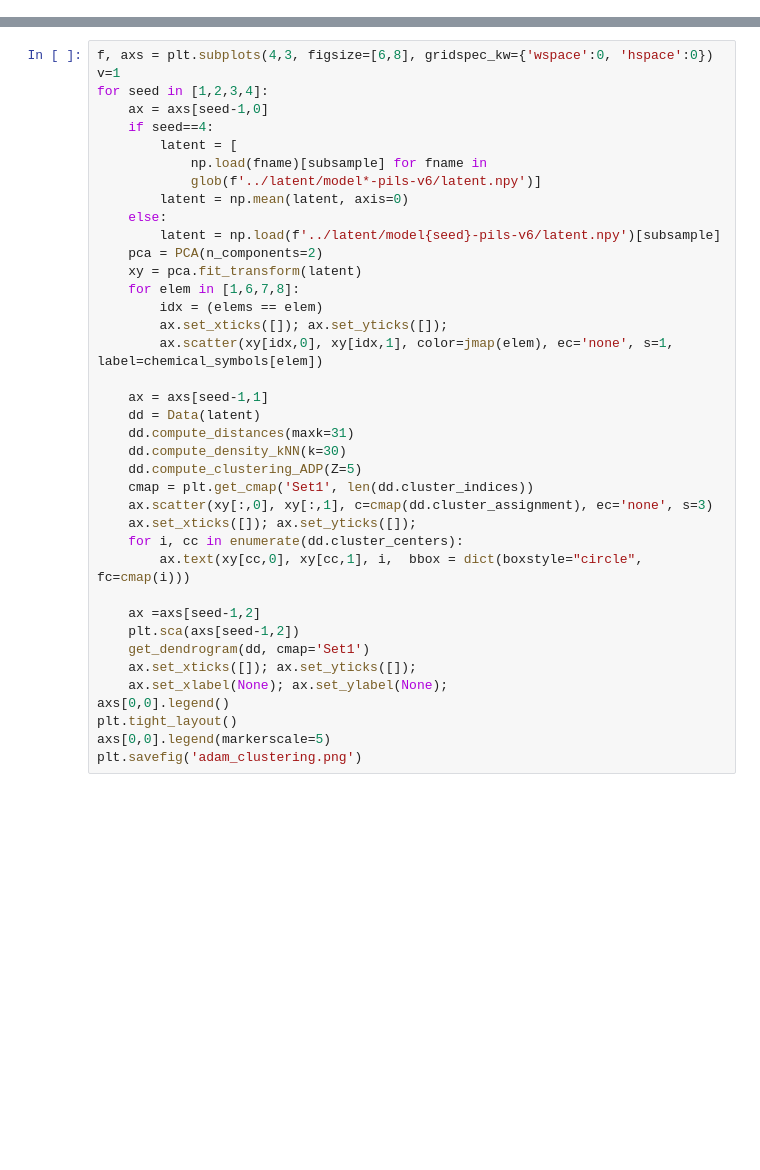
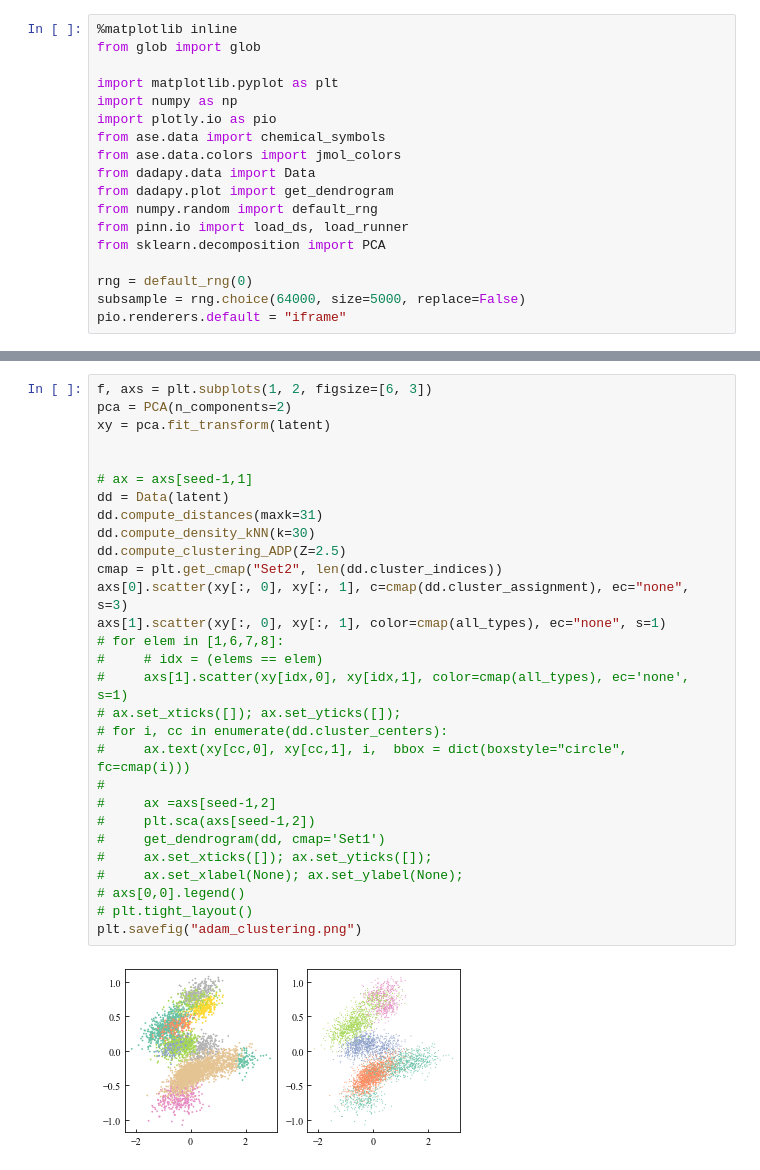
Before and after one commit to yqshao-archive/pils, a Jupyter notebook: notebooks/nb_plot_latent.ipynb, the cells around one changed output, grey strips where cells are left out. Saved outputs shown, nothing was run; the diff lists cells and outputs as text; blank space fills up the shorter version.

```diff
--- a/notebooks/nb_plot_latent.ipynb
+++ b/notebooks/nb_plot_latent.ipynb
@@ -59,0 +1,18 @@ dd.compute_clustering_ADP(Z=5)
+# %%
+%matplotlib inline
+from glob import glob
+
+import matplotlib.pyplot as plt
+import numpy as np
+import plotly.io as pio
+from ase.data import chemical_symbols
+from ase.data.colors import jmol_colors
+from dadapy.data import Data
+from dadapy.plot import get_dendrogram
+from numpy.random import default_rng
+from pinn.io import load_ds, load_runner
+from sklearn.decomposition import PCA
+
+rng = default_rng(0)
+subsample = rng.choice(64000, size=5000, replace=False)
+pio.renderers.default = "iframe"
@@ -60,39 +299,31 @@ dd.compute_clustering_ADP(Z=5)
 # %%
-f, axs = plt.subplots(4,3, figsize=[6,8], gridspec_kw={'wspace':0, 'hspace':0})
-v=1
-for seed in [1,2,3,4]:
-    ax = axs[seed-1,0]
-    if seed==4:
-        latent = [
-            np.load(fname)[subsample] for fname in
-            glob(f'../latent/model*-pils-v6/latent.npy')]
-        latent = np.mean(latent, axis=0)
-    else:
-        latent = np.load(f'../latent/model{seed}-pils-v6/latent.npy')[subsample]
-    pca = PCA(n_components=2)
-    xy = pca.fit_transform(latent)
-    for elem in [1,6,7,8]:
-        idx = (elems == elem)
-        ax.set_xticks([]); ax.set_yticks([]);
-        ax.scatter(xy[idx,0], xy[idx,1], color=jmap(elem), ec='none', s=1, label=chemical_symbols[elem])
+f, axs = plt.subplots(1, 2, figsize=[6, 3])
+pca = PCA(n_components=2)
+xy = pca.fit_transform(latent)
 
-    ax = axs[seed-1,1]
-    dd = Data(latent)
-    dd.compute_distances(maxk=31)
-    dd.compute_density_kNN(k=30)
-    dd.compute_clustering_ADP(Z=5)
-    cmap = plt.get_cmap('Set1', len(dd.cluster_indices))
-    ax.scatter(xy[:,0], xy[:,1], c=cmap(dd.cluster_assignment), ec='none', s=3)
-    ax.set_xticks([]); ax.set_yticks([]);
-    for i, cc in enumerate(dd.cluster_centers):
-        ax.text(xy[cc,0], xy[cc,1], i,  bbox = dict(boxstyle="circle", fc=cmap(i)))
 
-    ax =axs[seed-1,2]
-    plt.sca(axs[seed-1,2])
-    get_dendrogram(dd, cmap='Set1')
-    ax.set_xticks([]); ax.set_yticks([]);
-    ax.set_xlabel(None); ax.set_ylabel(None);
-axs[0,0].legend()
-plt.tight_layout()
-axs[0,0].legend(markerscale=5)
-plt.savefig('adam_clustering.png')
+# ax = axs[seed-1,1]
+dd = Data(latent)
+dd.compute_distances(maxk=31)
+dd.compute_density_kNN(k=30)
+dd.compute_clustering_ADP(Z=2.5)
+cmap = plt.get_cmap("Set2", len(dd.cluster_indices))
+axs[0].scatter(xy[:, 0], xy[:, 1], c=cmap(dd.cluster_assignment), ec="none", s=3)
+axs[1].scatter(xy[:, 0], xy[:, 1], color=cmap(all_types), ec="none", s=1)
+# for elem in [1,6,7,8]:
+#     # idx = (elems == elem)
+#     axs[1].scatter(xy[idx,0], xy[idx,1], color=cmap(all_types), ec='none', s=1)
+# ax.set_xticks([]); ax.set_yticks([]);
+# for i, cc in enumerate(dd.cluster_centers):
+#     ax.text(xy[cc,0], xy[cc,1], i,  bbox = dict(boxstyle="circle", fc=cmap(i)))
+#
+#     ax =axs[seed-1,2]
+#     plt.sca(axs[seed-1,2])
+#     get_dendrogram(dd, cmap='Set1')
+#     ax.set_xticks([]); ax.set_yticks([]);
+#     ax.set_xlabel(None); ax.set_ylabel(None);
+# axs[0,0].legend()
+# plt.tight_layout()
+plt.savefig("adam_clustering.png")
+# %% [output]
+[figure, added]
```
Also changed, not shown: parts of 14 cells of this notebook, 4 other files.
